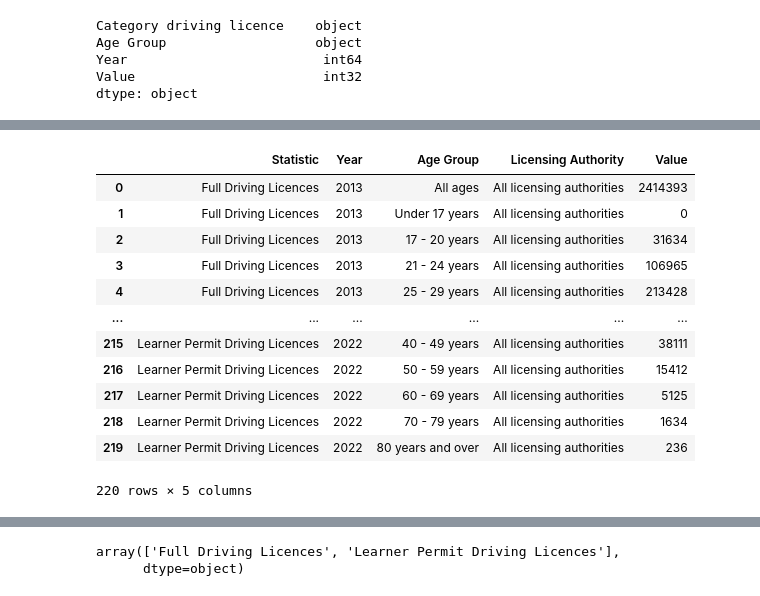
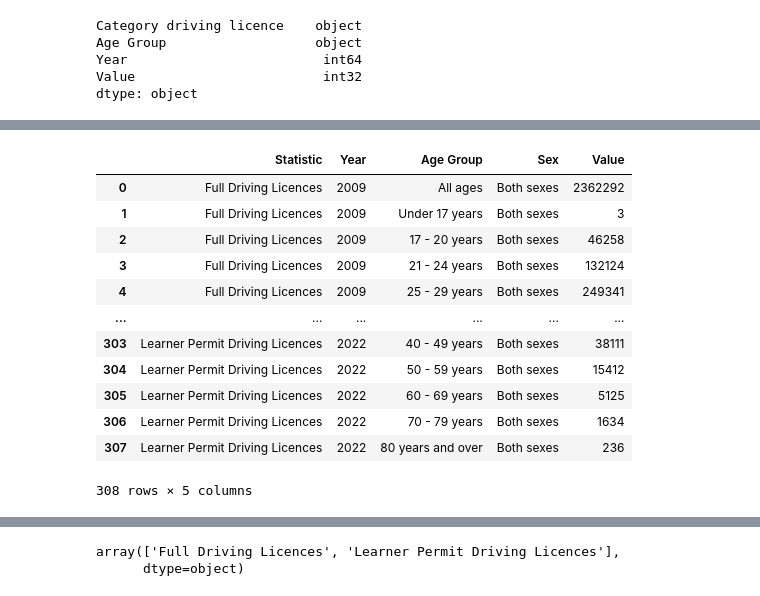
Before and after one commit to TunahanINCE/Current-Driving-Licences, a Jupyter notebook: Current_Driving_Licences.ipynb, the cells around one changed output, grey strips where cells are left out. Drawn from its saved outputs; the diff is of its cells as text; code cells hidden in the pictures.

```diff
--- a/Current_Driving_Licences.ipynb
+++ b/Current_Driving_Licences.ipynb
@@ -5,7 +5,7 @@ import pandas as pd
 from pandas import json_normalize
 # %%
 # API URL'si
-url = "https://ws.cso.ie/public/api.restful/PxStat.Data.Cube_API.ReadDataset/ROA26/JSON-stat/1.0/en"
+url = "https://ws.cso.ie/public/api.restful/PxStat.Data.Cube_API.ReadDataset/ROA04/JSON-stat/1.0/en"
 # %%
 # API'den veri çekmek için GET isteği yapılıyor
 res = requests.get(url)
@@ -210,0 +115,11 @@ df
+# %%
+# Boyutlar ve etiketler
+dimensions = data['dataset']['dimension']
+values = data['dataset']['value']  # Değerlerin listesi
+
+# DataFrame sütunlarını oluşturmak için boyutlardan indeks ve etiketleri çıkar
+stats = list(dimensions['STATISTIC']['category']['label'].values())
+years = list(dimensions['TLIST(A1)']['category']['label'].values())
+age_groups = list(dimensions['C02076V03371']['category']['label'].values())
+sex = list(dimensions['C02199V02655']['category']['label'].values())
+#values=data['dataset']['value']
@@ -210,0 +145,29 @@ df
+# %%
+# JSON verisini düz bir tabloya dönüştüren fonksiyon
+def process_json_data(data):
+    # Veri çerçevesini oluşturacak verileri toplayacak listeler
+    stats_list, years_list ,int_years_list, age_groups_list, sex_list = [], [], [], [], []
+
+    # JSON-stat değerlerinin çok boyutlu dizilimini düzleştirmek için her bir boyut boyunca döngü
+    for stat_label in stats:
+        for year in int_years:
+            for age_label in age_groups:
+                for sex_label in sex:
+                    stats_list.append(stat_label)
+                    int_years_list.append(year)
+                    age_groups_list.append(age_label)
+                    sex_list.append(sex_label)
+
+    # DataFrame oluştur
+    df = pd.DataFrame({
+        'Statistic': stats_list,
+        'Year': int_years_list,
+        'Age Group': age_groups_list,
+        'Sex': sex_list,
+        'Value': values
+    })
+
+    return df
+# Fonksiyonu çağırarak verileri işle ve DataFrame oluştur
+df = process_json_data(data)
+df
@@ -390,18 +364,18 @@ df.head()
 # %%
-df = df[df["Licensing Authority"] == "All licensing authorities"].reset_index(drop=True)
+df = df[df["Sex"] == "Both sexes"].reset_index(drop=True)
 df
 # %% [output]
-|  | Statistic | Year | Age Group | Licensing Authority | Value |
-| 0 | Full Driving Licences | 2013 | All ages | All licensing authorities | 2414393 |
-| 1 | Full Driving Licences | 2013 | Under 17 years | All licensing authorities | 0 |
-| 2 | Full Driving Licences | 2013 | 17 - 20 years | All licensing authorities | 31634 |
-| 3 | Full Driving Licences | 2013 | 21 - 24 years | All licensing authorities | 106965 |
-| 4 | Full Driving Licences | 2013 | 25 - 29 years | All licensing authorities | 213428 |
+|  | Statistic | Year | Age Group | Sex | Value |
+| 0 | Full Driving Licences | 2009 | All ages | Both sexes | 2362292 |
+| 1 | Full Driving Licences | 2009 | Under 17 years | Both sexes | 3 |
+| 2 | Full Driving Licences | 2009 | 17 - 20 years | Both sexes | 46258 |
+| 3 | Full Driving Licences | 2009 | 21 - 24 years | Both sexes | 132124 |
+| 4 | Full Driving Licences | 2009 | 25 - 29 years | Both sexes | 249341 |
 | ... | ... | ... | ... | ... | ... |
-| 215 | Learner Permit Driving Licences | 2022 | 40 - 49 years | All licensing authorities | 38111 |
-| 216 | Learner Permit Driving Licences | 2022 | 50 - 59 years | All licensing authorities | 15412 |
-| 217 | Learner Permit Driving Licences | 2022 | 60 - 69 years | All licensing authorities | 5125 |
-| 218 | Learner Permit Driving Licences | 2022 | 70 - 79 years | All licensing authorities | 1634 |
-| 219 | Learner Permit Driving Licences | 2022 | 80 years and over | All licensing authorities | 236 |
+| 303 | Learner Permit Driving Licences | 2022 | 40 - 49 years | Both sexes | 38111 |
+| 304 | Learner Permit Driving Licences | 2022 | 50 - 59 years | Both sexes | 15412 |
+| 305 | Learner Permit Driving Licences | 2022 | 60 - 69 years | Both sexes | 5125 |
+| 306 | Learner Permit Driving Licences | 2022 | 70 - 79 years | Both sexes | 1634 |
+| 307 | Learner Permit Driving Licences | 2022 | 80 years and over | Both sexes | 236 |
-220 rows × 5 columns
+308 rows × 5 columns
 # %%
```
Also changed, not shown: parts of 30 cells of this notebook.
